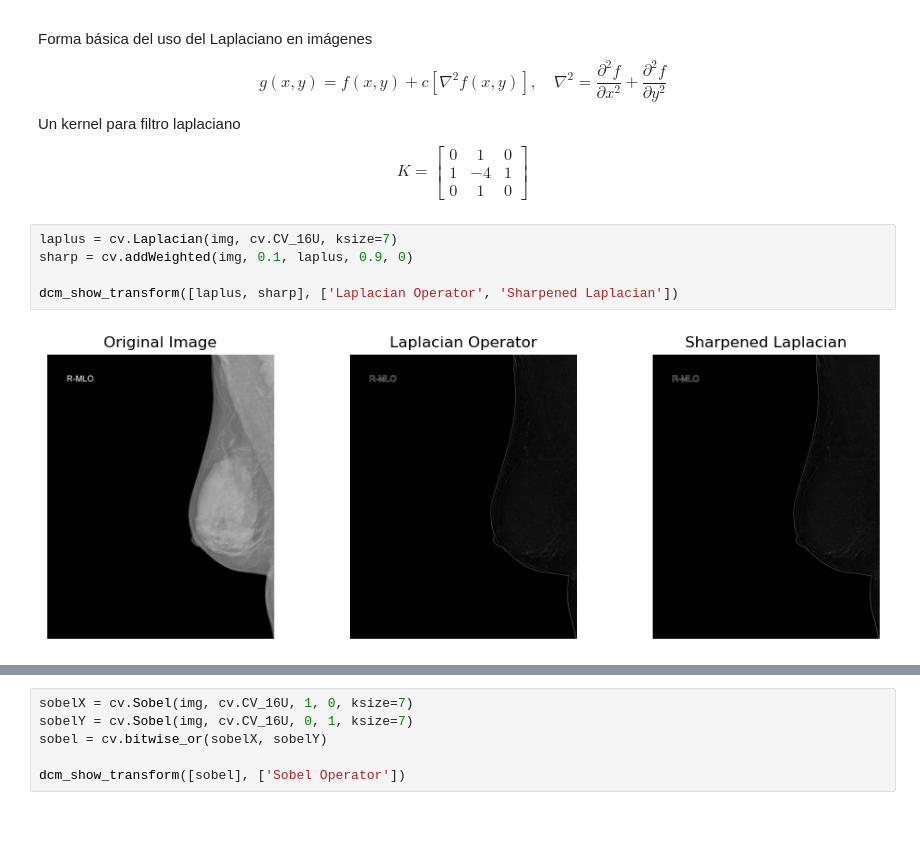
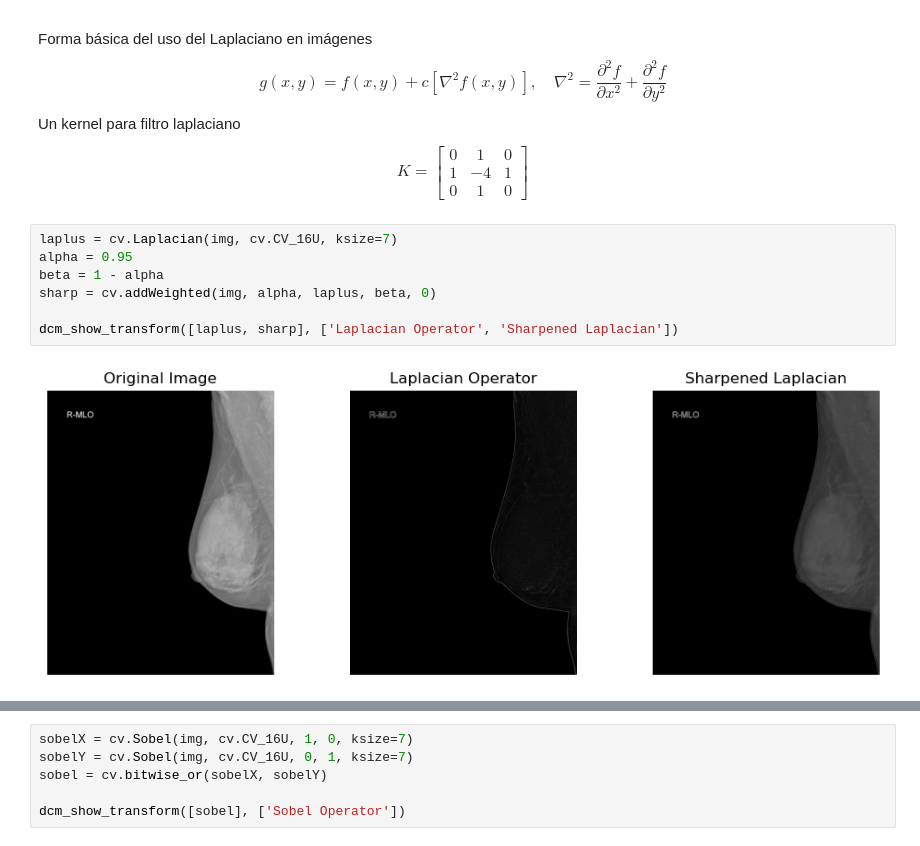
Before and after one commit to jefftorres/med-img, a Jupyter notebook: transforms.ipynb, the cells around one changed output, grey strips where cells are left out. Saved outputs shown, nothing was run; the diff lists cells and outputs as text.

```diff
--- a/transforms.ipynb
+++ b/transforms.ipynb
@@ -234,8 +238,10 @@ $$
 $$
 # %%
 laplus = cv.Laplacian(img, cv.CV_16U, ksize=7)
-sharp = cv.addWeighted(img, 0.1, laplus, 0.9, 0)
+alpha = 0.95
+beta = 1 - alpha
+sharp = cv.addWeighted(img, alpha, laplus, beta, 0)
 
 dcm_show_transform([laplus, sharp], ['Laplacian Operator', 'Sharpened Laplacian'])
 # %% [output]
-[figure, old version]
+[figure, new version]
```
Also changed, not shown: parts of 4 cells of this notebook.
